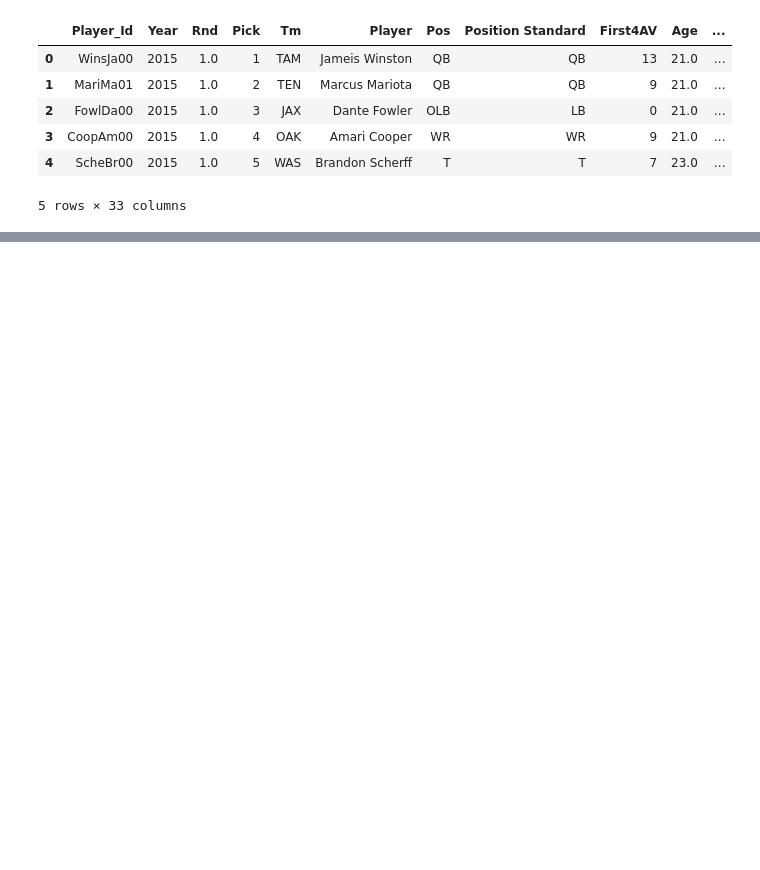
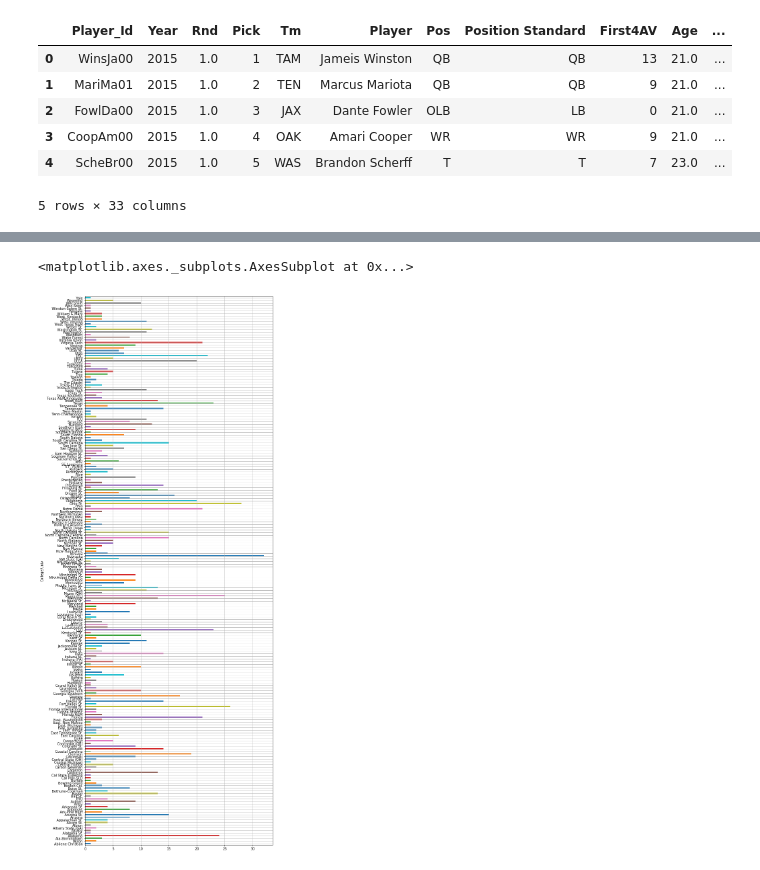
Before and after one commit to GabrielPerson/Data-Science-Project---UFMG, a Jupyter notebook: notebooks/2.0-Person-EDA.ipynb, the cells around one changed output, grey strips where cells are left out. Saved outputs shown, nothing was run; the diff lists cells and outputs as text; code cells hidden in the pictures; blank space fills up the shorter version.

```diff
--- a/notebooks/2.0-Person-EDA.ipynb
+++ b/notebooks/2.0-Person-EDA.ipynb
@@ -30,4 +23,2 @@ Index(['Player_Id', 'Year', 'Rnd', 'Pick', 'Tm', 'Player', 'Pos',
-# %%
-df_draft.drop(['Unnamed: 0'],inplace=True,axis=1)
 # %%
 #Divisao do dataset em posições
@@ -46,6 +41,7 @@ Carrer_years['16-20'] = df_draft[df_draft['carrer_years'] > 15]
 # %%
 #Total de posições que cada College/Univ "ofereceu" ao draft
 College_Position = df_draft.groupby(['College/Univ','Position Standard']).count()['Player_Id']
+College_Position2 = df_draft.groupby(['Position Standard','College/Univ']).count()['Player_Id']
 # %%
 #Draft AV por time a cada ano
 DrAV_Team_Year = df_draft.groupby(['Tm','Year']).sum()['DrAV']
@@ -51,0 +155,5 @@ DrAV_Team_Year = df_draft.groupby(['Tm','Year']).sum()['DrAV']
+# %%
+College_Position2['DB'].plot(kind='barh',figsize=(10,30),grid=True)
+# %% [output]
+<matplotlib.axes._subplots.AxesSubplot at 0x...>
+[figure, added]
```
Also changed, not shown: parts of 13 cells of this notebook, 1 other file.
